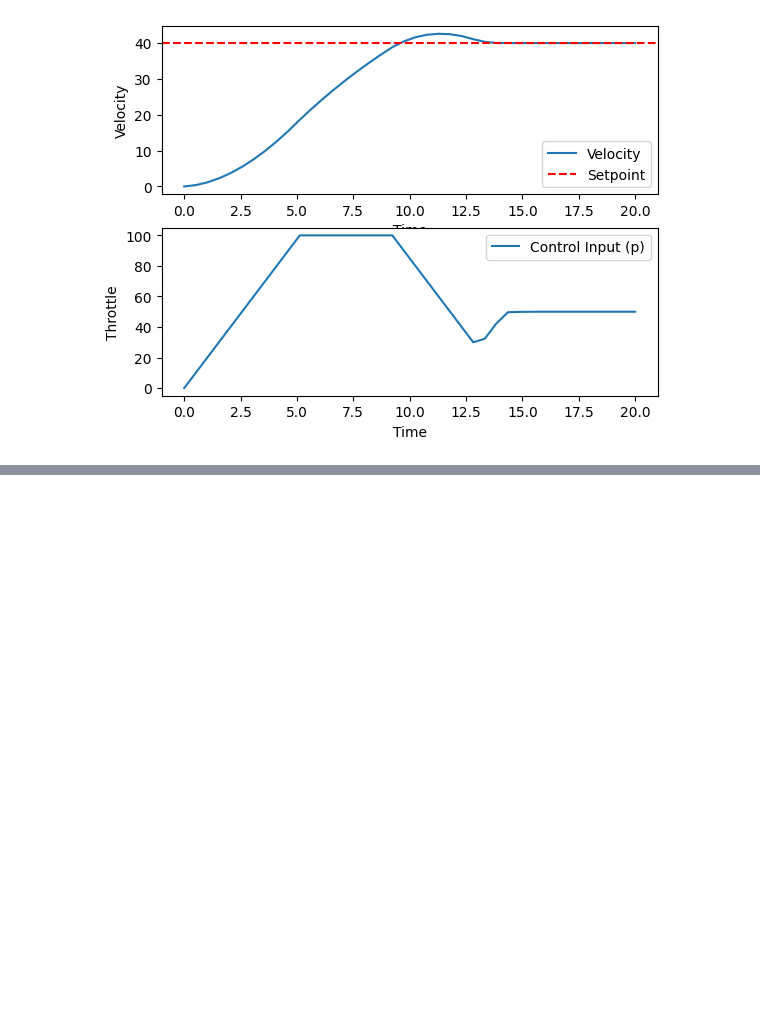
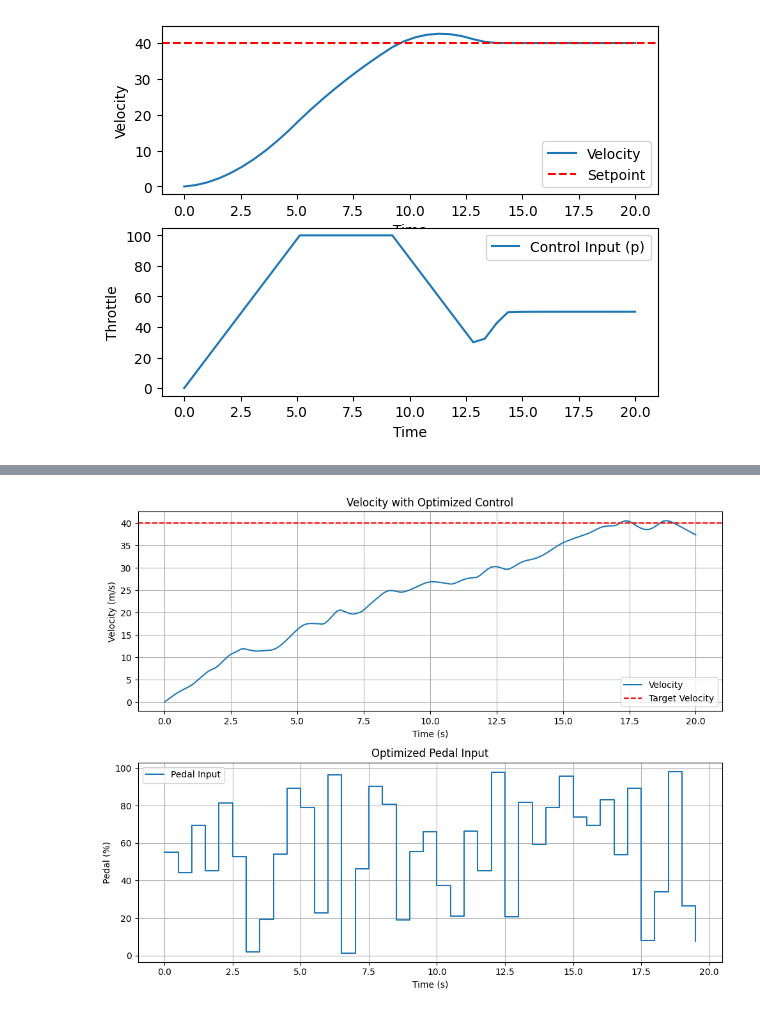
Before and after one commit to costasmexis/ML4MPC, a Jupyter notebook: pympc/Notebook_Vehicle.ipynb, the cells around one changed output, grey strips where cells are left out. Drawn from its saved outputs; the diff is of its cells as text; code cells hidden in the pictures; blank space fills up the shorter version.

Commit message:
Used Bayesian Optimization In vehicle example

```diff
--- a/pympc/Notebook_Vehicle.ipynb
+++ b/pympc/Notebook_Vehicle.ipynb
@@ -146,0 +149,94 @@ plt.show()
+# %%
+import numpy as np
+from scipy.integrate import solve_ivp
+from scipy.optimize import minimize
+from sklearn.gaussian_process import GaussianProcessRegressor
+from sklearn.gaussian_process.kernels import Matern
+from scipy.stats import norm
+import matplotlib.pyplot as plt
+
+x_sp = 40.0
+N_INTERVALS = 40
+DT = T_END / N_INTERVALS
+
+def simulate(p_vector):
+    def p_func(t):
+        idx = int(t // DT)
+        idx = min(idx, N_INTERVALS - 1)
+        return p_vector[idx]
+
+    sol = solve_ivp(lambda t, v: system_dynamics(t, v, p_func(t)),
+                    [0, T_END], [0.0], t_eval=np.linspace(0, T_END, 500))
+
+    v_sol, t_sol = sol.y[0], sol.t
+    indices = np.where(v_sol >= x_sp)[0]
+    return t_sol[indices[0]] if len(indices) > 0 else 100.0  # Penalize if never reached
+
+def expected_improvement(x, gp, y_min):
+    x = x.reshape(1, -1)
+    mu, sigma = gp.predict(x, return_std=True)
+    with np.errstate(divide='warn'):
+        Z = (y_min - mu) / sigma
+        ei = (y_min - mu) * norm.cdf(Z) + sigma * norm.pdf(Z)
+        ei[sigma == 0.0] = 0.0
+    return -ei.item()  # for minimization
+
+X = np.random.uniform(0, 100, size=(5, N_INTERVALS))
+y = np.array([simulate(x) for x in X])
+
+# BO Loop
+kernel = Matern(nu=2.5)
+gp = GaussianProcessRegressor(kernel=kernel, alpha=1e-6, normalize_y=True)
+
+n_iterations = 40
+for i in range(n_iterations):
+    gp.fit(X, y)
+    best_x, best_ei = None, float('inf')
+
+    for _ in range(10):  # multistart EI optimization
+        x0 = np.random.uniform(0, 100, N_INTERVALS)
+        res = minimize(expected_improvement, x0, args=(gp, y.min()),
+                       bounds=[(0, 100)]*N_INTERVALS, method='L-BFGS-B')
+        if res.fun < best_ei:
+            best_x, best_ei = res.x, res.fun
+
+    new_y = simulate(best_x)
+    X = np.vstack((X, best_x))
+    y = np.append(y, new_y)
+
+
+# Plot best solution
+best_idx = np.argmin(y)
+best_p = X[best_idx]
+
+def best_p_func(t):
+    idx = int(t // DT)
+    return best_p[min(idx, N_INTERVALS - 1)]
+
+sol = solve_ivp(lambda t, v: system_dynamics(t, v, best_p_func(t)),
+                [0, T_END], [0.0], t_eval=np.linspace(0, T_END, 500))
+
+# Velocity plot
+fig, axs = plt.subplots(2, 1, figsize=(10, 8))
+
+# Velocity plot
+axs[0].plot(sol.t, sol.y[0], label="Velocity")
+axs[0].axhline(y=x_sp, color='r', linestyle='--', label="Target Velocity")
+axs[0].set_title("Velocity with Optimized Control")
+axs[0].set_xlabel("Time (s)")
+axs[0].set_ylabel("Velocity (m/s)")
+axs[0].grid(True)
+axs[0].legend()
+
+# Control profile plot
+axs[1].step(np.arange(N_INTERVALS) * DT, best_p, where='post', label="Pedal Input")
+axs[1].set_title("Optimized Pedal Input")
+axs[1].set_xlabel("Time (s)")
+axs[1].set_ylabel("Pedal (%)")
+axs[1].grid(True)
+axs[1].legend()
+
+plt.tight_layout()
+plt.show()
+# %% [output]
+[figure, added]
```
Also changed, not shown: parts of 1 cell of this notebook.
